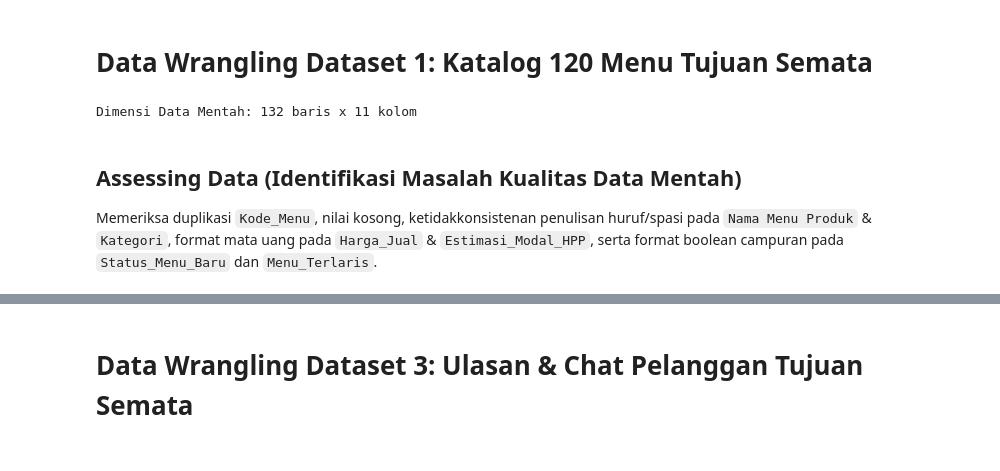
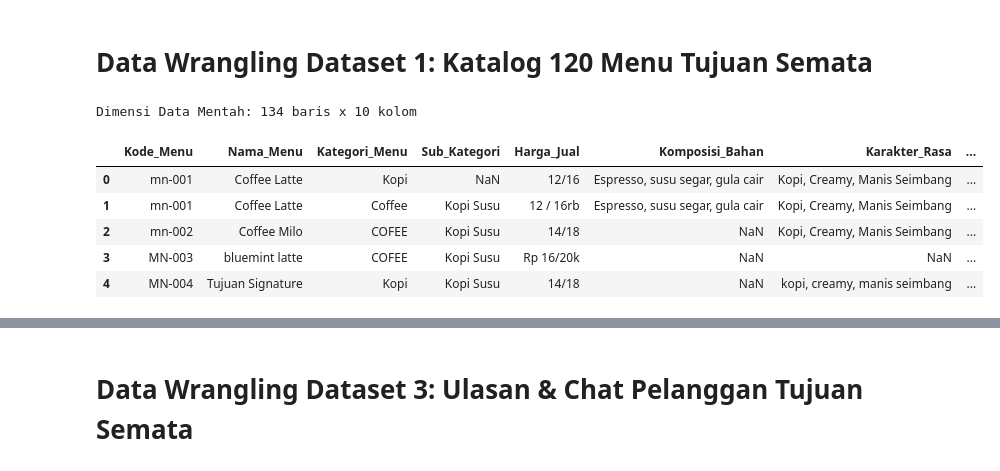
Before and after one commit to SKS-Syndicate-A26-CS259/Data-Science, a Jupyter notebook: notebooks/01_Data_Wrangling_and_Quality_Check.ipynb, the cells around one changed output, grey strips where cells are left out. Saved outputs shown, nothing was run; the diff lists cells and outputs as text; code cells hidden in the pictures.

```diff
--- a/notebooks/01_Data_Wrangling_and_Quality_Check.ipynb
+++ b/notebooks/01_Data_Wrangling_and_Quality_Check.ipynb
@@ -5,10 +5,15 @@ import re
 import pandas as pd
 import numpy as np
 # %%
-df_raw = pd.read_csv("raw_katalog_menu_tujuan_semata.csv")
+df_raw = pd.read_csv("raw_katalog_menu_asli_tujuan_semata.csv")
+
 print(f"Dimensi Data Mentah: {df_raw.shape[0]} baris x {df_raw.shape[1]} kolom")
+df_raw.head()
 # %% [output]
-Dimensi Data Mentah: 132 baris x 11 kolom
+Dimensi Data Mentah: 134 baris x 10 kolom
+|  | Kode_Menu | Nama_Menu | Kategori_Menu | Sub_Kategori | Harga_Jual | Komposisi_Bahan | Karakter_Rasa | ... |
+| 0 | mn-001 | Coffee Latte | Kopi | NaN | 12/16 | Espresso, susu segar, gula cair | Kopi, Creamy, Manis Seimbang | ... |
+| 1 | mn-001 | Coffee Latte | Coffee | Kopi Susu | 12 / 16rb | Espresso, susu segar, gula cair | Kopi, Creamy, Manis Seimbang | ... |
+| 2 | mn-002 | Coffee Milo | COFEE | Kopi Susu | 14/18 | NaN | Kopi, Creamy, Manis Seimbang | ... |
+| 3 | MN-003 | bluemint latte | COFEE | Kopi Susu | Rp 16/20k | NaN | NaN | ... |
+| 4 | MN-004 | Tujuan Signature | Kopi | Kopi Susu | 14/18 | NaN | kopi, creamy, manis seimbang | ... |
-# %% [markdown]
-## Assessing Data (Identifikasi Masalah Kualitas Data Mentah)
- Memeriksa duplikasi `Kode_Menu`, nilai kosong, ketidakkonsistenan penulisan huruf/spasi pada `Nama Menu Produk` & `Kategori`, format mata uang pada `Harga_Jual` & `Estimasi_Modal_HPP`, serta format boolean campuran pada `Status_Menu_Baru` dan `Menu_Terlaris`.
```
Also changed, not shown: parts of 32 cells of this notebook.
